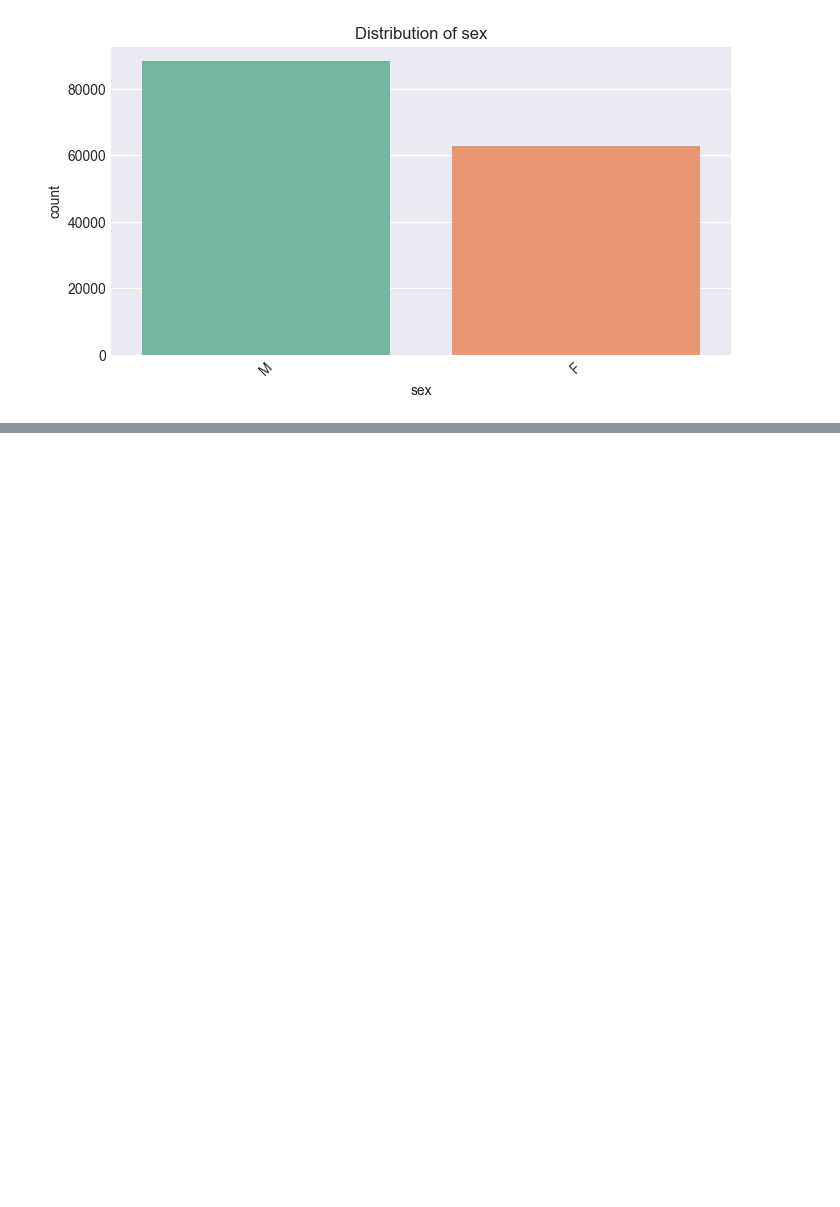
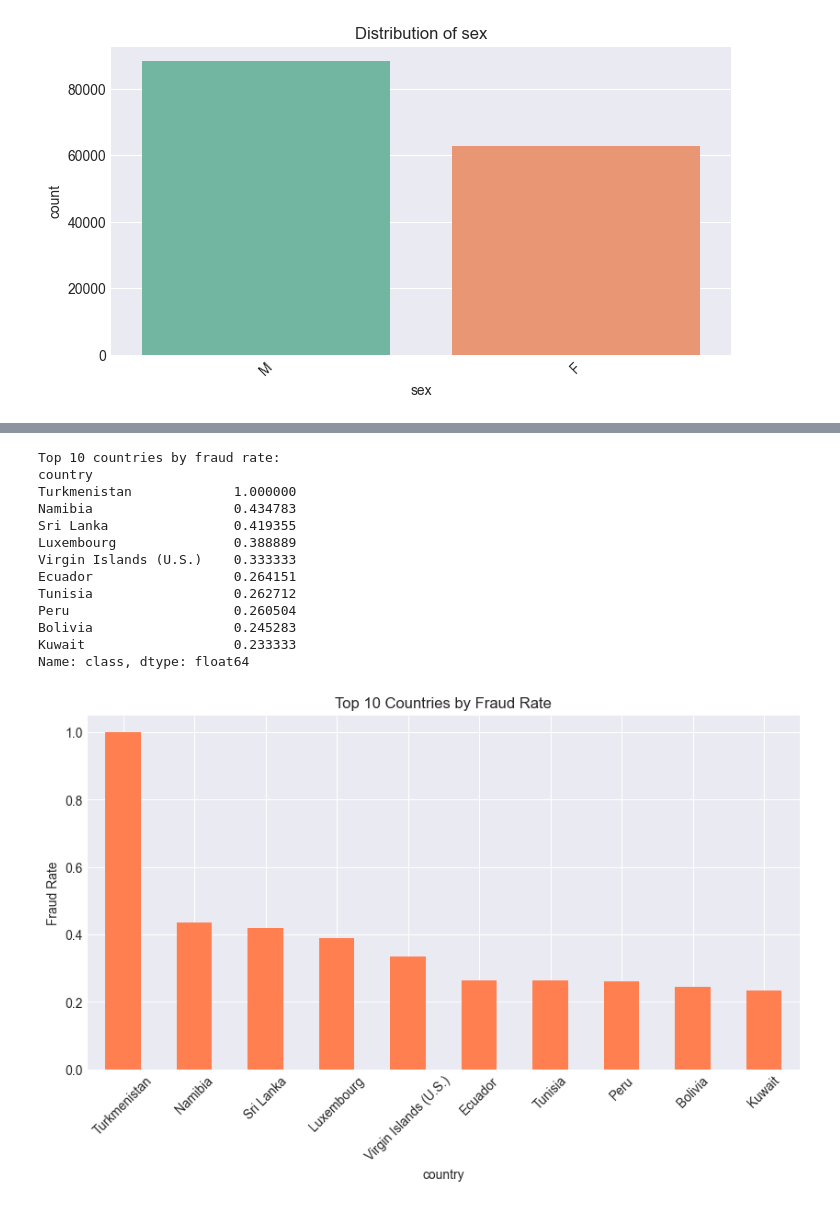
Before and after one commit to HermonaDev/fraud-detection, a Jupyter notebook: notebooks/eda-fraud-data.ipynb, the cells around one changed output, grey strips where cells are left out. Drawn from its saved outputs; the diff is of its cells as text; code cells hidden in the pictures; blank space fills up the shorter version.

```diff
--- a/notebooks/eda-fraud-data.ipynb
+++ b/notebooks/eda-fraud-data.ipynb
@@ -145,0 +194,26 @@ Name: count, dtype: int64
+# %%
+country_fraud = df.groupby('country')['class'].mean().sort_values(ascending=False)
+print("Top 10 countries by fraud rate:")
+print(country_fraud.head(10))
+
+plt.figure(figsize=(10,5))
+country_fraud.head(10).plot(kind='bar', color='coral')
+plt.title('Top 10 Countries by Fraud Rate')
+plt.ylabel('Fraud Rate')
+plt.xticks(rotation=45)
+plt.show()
+# %% [output]
+Top 10 countries by fraud rate:
+country
+Turkmenistan             1.000000
+Namibia                  0.434783
+Sri Lanka                0.419355
+Luxembourg               0.388889
+Virgin Islands (U.S.)    0.333333
+Ecuador                  0.264151
+Tunisia                  0.262712
+Peru                     0.260504
+Bolivia                  0.245283
+Kuwait                   0.233333
+Name: class, dtype: float64
+[figure, added]
```
Also changed, not shown: parts of 9 cells of this notebook.
